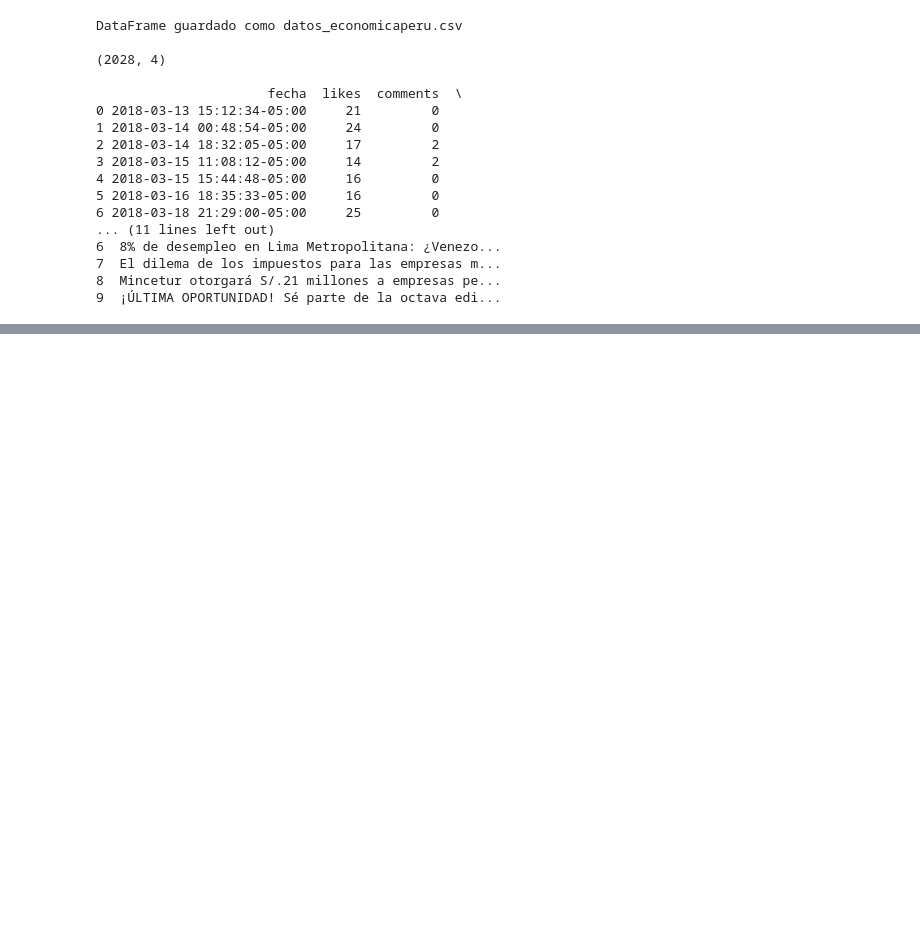
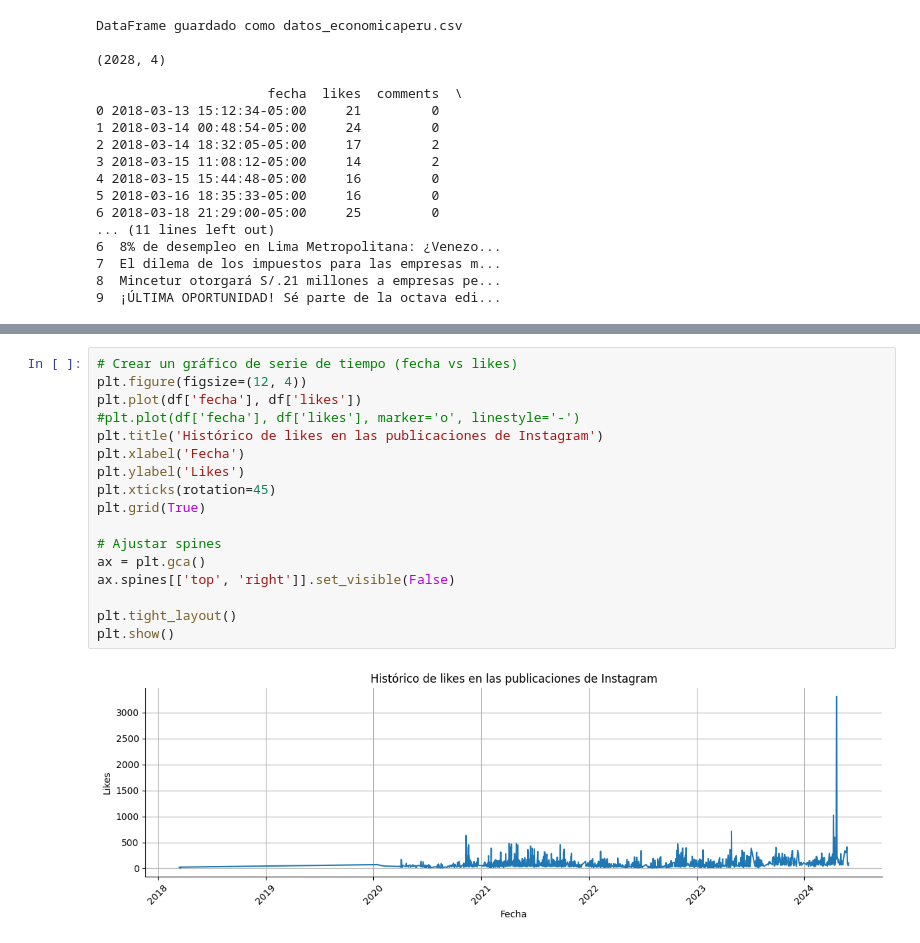
Before and after one commit to rodnm/insta_web-scraping, a Jupyter notebook: insta_web_scraping.ipynb, the cells around one changed output, grey strips where cells are left out. Drawn from its saved outputs; the diff is of its cells as text; blank space fills up the shorter version.

```diff
--- a/insta_web_scraping.ipynb
+++ b/insta_web_scraping.ipynb
@@ -266,0 +341,19 @@ df
+# %%
+# Crear un gráfico de serie de tiempo (fecha vs likes)
+plt.figure(figsize=(12, 4))
+plt.plot(df['fecha'], df['likes'])
+#plt.plot(df['fecha'], df['likes'], marker='o', linestyle='-')
+plt.title('Histórico de likes en las publicaciones de Instagram')
+plt.xlabel('Fecha')
+plt.ylabel('Likes')
+plt.xticks(rotation=45)
+plt.grid(True)
+
+# Ajustar spines
+ax = plt.gca()
+ax.spines[['top', 'right']].set_visible(False)
+
+plt.tight_layout()
+plt.show()
+# %% [output]
+[figure, added]
```
Also changed, not shown: parts of 2 cells of this notebook.
